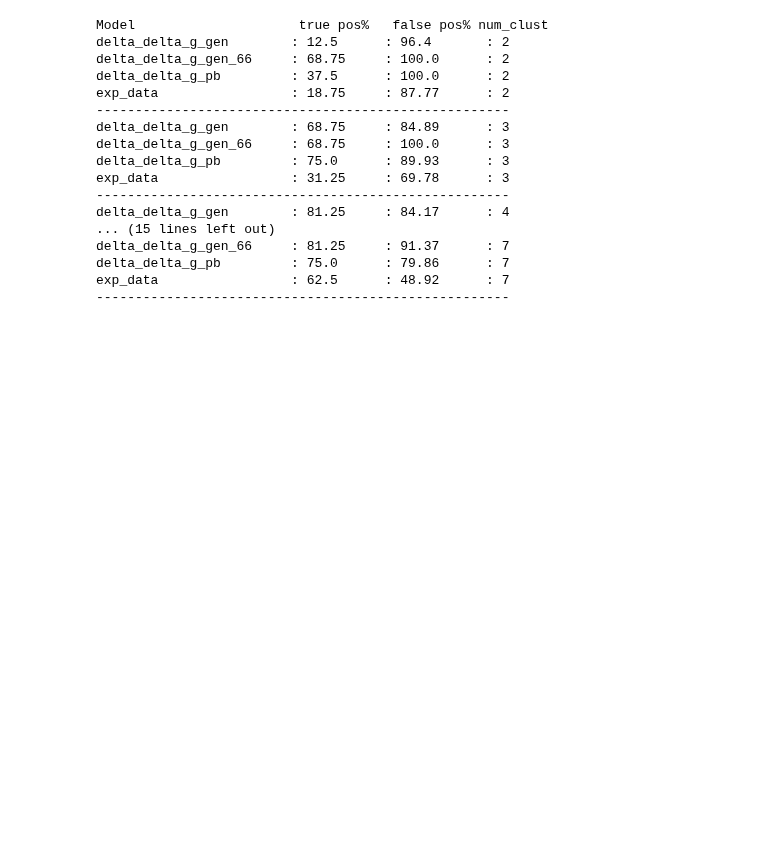
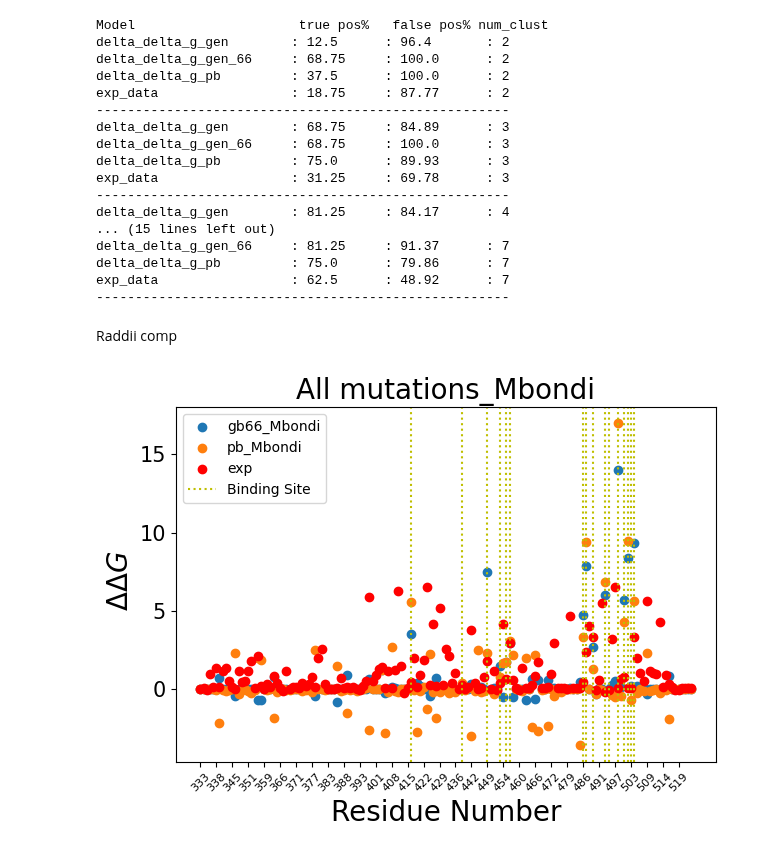
Before and after one commit to fergplace/amber_scripts, a Jupyter notebook: fun_figures_funcs.ipynb, the cells around one changed output. Cells and saved outputs as stored; diff of their text form; code cells hidden in the pictures; blank space fills up the shorter version.

```diff
--- a/fun_figures_funcs.ipynb
+++ b/fun_figures_funcs.ipynb
@@ -323,3 +322,5 @@ delta_delta_g_gen_66     : 81.25     : 91.37      : 7
 delta_delta_g_pb         : 75.0      : 79.86      : 7
 exp_data                 : 62.5      : 48.92      : 7
 -----------------------------------------------------
+# %% [markdown]
+Raddii comp
@@ -325,0 +412,5 @@ exp_data                 : 62.5      : 48.92      : 7
+# %%
+simple_plots_radi_comp("Mbondi", df_num_data_sorted_mbondi, df_num_data_sorted_binding_site_mbondi,
+                       "OPT", df_num_data_sorted_OPT, df_num_data_sorted_binding_site_OPT, binding_site_idx, ignore_gb5 = True)
+# %% [output]
+[figure, added]
```
Also changed, not shown: parts of 2 cells of this notebook.
